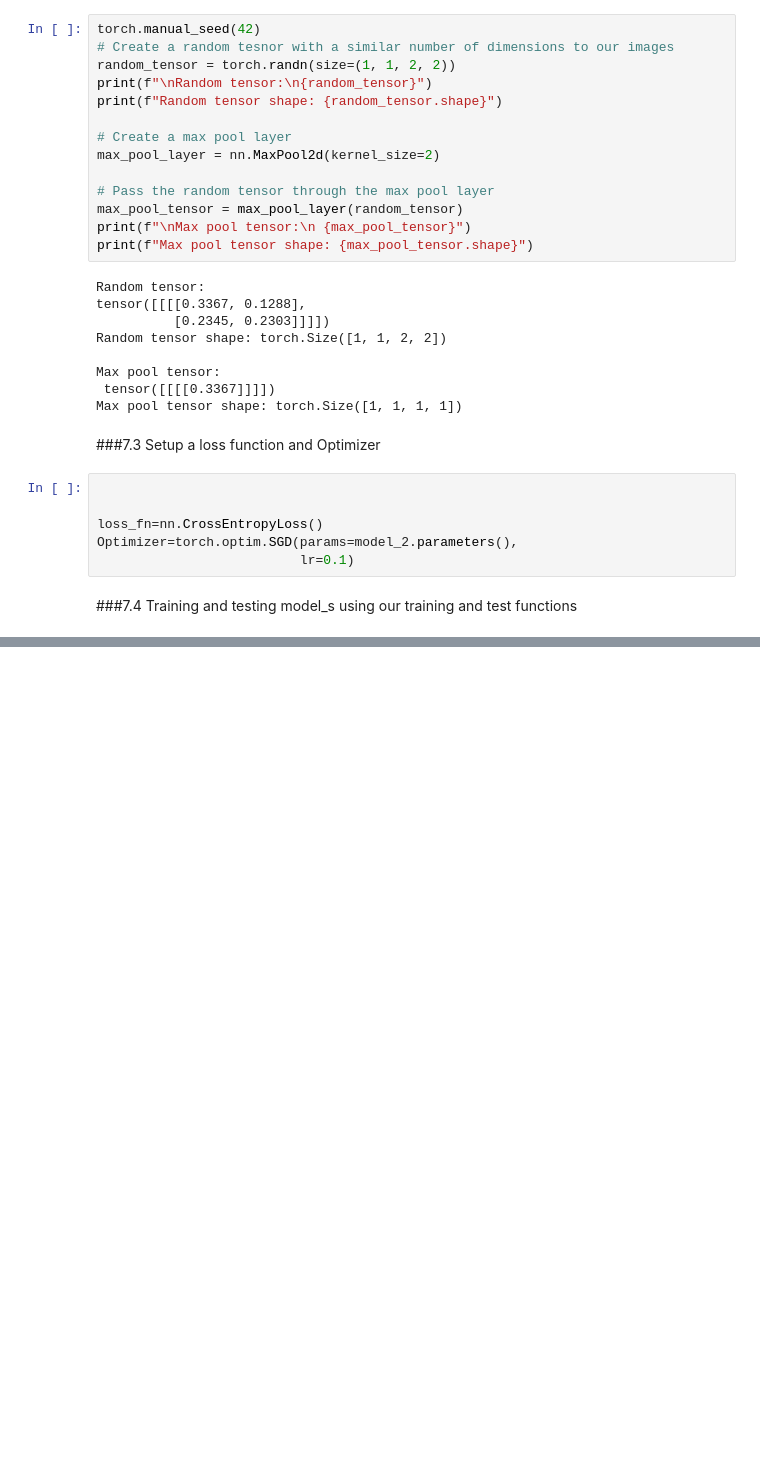
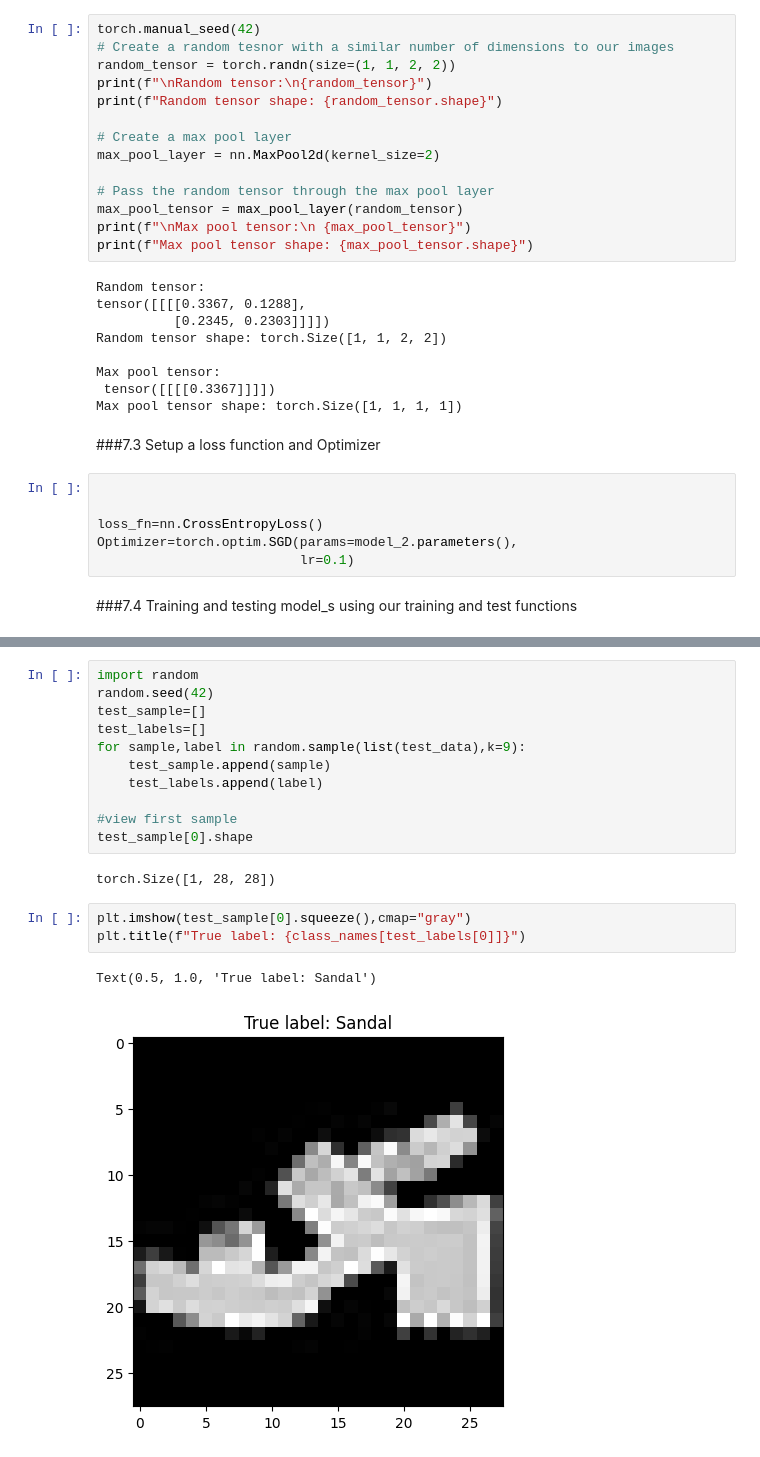
Before and after one commit to aaron-v19/practice, a Jupyter notebook: Pytorch_Computer_Vision.ipynb, the cells around one changed output, grey strips where cells are left out. Cells and saved outputs as stored; diff of their text form; blank space fills up the shorter version.

```diff
--- a/Pytorch_Computer_Vision.ipynb
+++ b/Pytorch_Computer_Vision.ipynb
@@ -941,0 +1041,19 @@ Epoch: 2
+# %%
+import random
+random.seed(42)
+test_sample=[]
+test_labels=[]
+for sample,label in random.sample(list(test_data),k=9):
+    test_sample.append(sample)
+    test_labels.append(label)
+
+#view first sample
+test_sample[0].shape
+# %% [output]
+torch.Size([1, 28, 28])
+# %%
+plt.imshow(test_sample[0].squeeze(),cmap="gray")
+plt.title(f"True label: {class_names[test_labels[0]]}")
+# %% [output]
+Text(0.5, 1.0, 'True label: Sandal')
+[figure, added]
```
Also changed, not shown: parts of 35 cells of this notebook.
